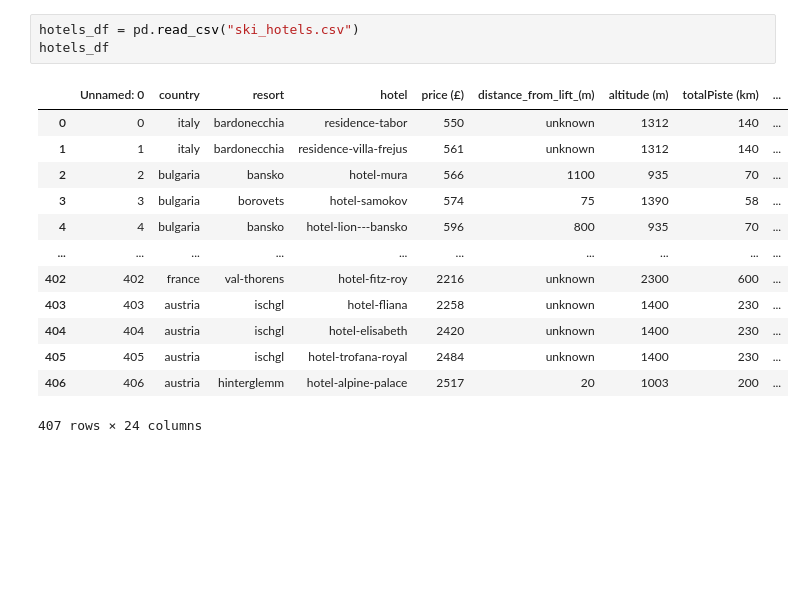
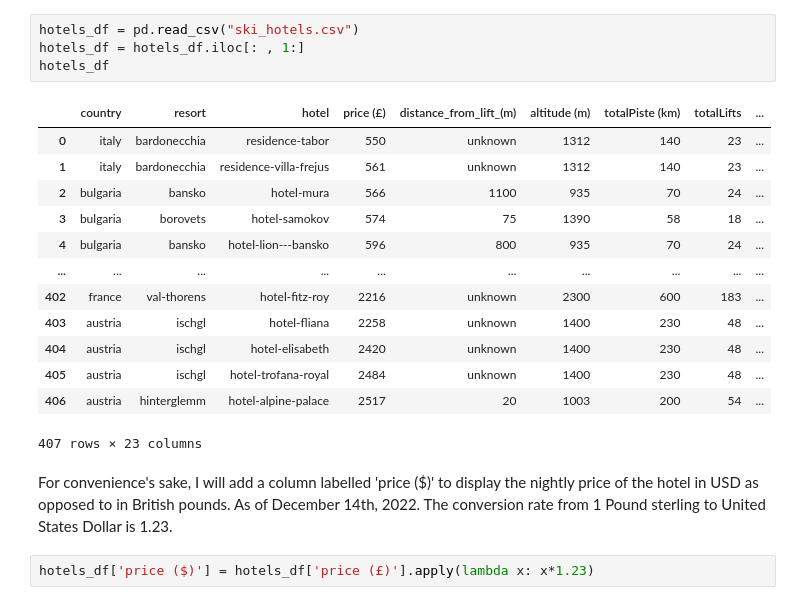
Before and after one commit to benkagan/benkagan.github.io, a Jupyter notebook: final_project.ipynb, the cells around one changed output. Saved outputs shown, nothing was run; the diff lists cells and outputs as text; blank space fills up the shorter version.

```diff
--- a/final_project.ipynb
+++ b/final_project.ipynb
@@ -9,17 +26,22 @@ import pandas as pd
 # %%
 hotels_df = pd.read_csv("ski_hotels.csv")
+hotels_df = hotels_df.iloc[: , 1:]
 hotels_df
 # %% [output]
-|  | Unnamed: 0 | country | resort | hotel | price (£) | distance_from_lift_(m) | altitude (m) | totalPiste (km) | ... |
-| 0 | 0 | italy | bardonecchia | residence-tabor | 550 | unknown | 1312 | 140 | ... |
-| 1 | 1 | italy | bardonecchia | residence-villa-frejus | 561 | unknown | 1312 | 140 | ... |
-| 2 | 2 | bulgaria | bansko | hotel-mura | 566 | 1100 | 935 | 70 | ... |
-| 3 | 3 | bulgaria | borovets | hotel-samokov | 574 | 75 | 1390 | 58 | ... |
-| 4 | 4 | bulgaria | bansko | hotel-lion---bansko | 596 | 800 | 935 | 70 | ... |
+|  | country | resort | hotel | price (£) | distance_from_lift_(m) | altitude (m) | totalPiste (km) | totalLifts | ... |
+| 0 | italy | bardonecchia | residence-tabor | 550 | unknown | 1312 | 140 | 23 | ... |
+| 1 | italy | bardonecchia | residence-villa-frejus | 561 | unknown | 1312 | 140 | 23 | ... |
+| 2 | bulgaria | bansko | hotel-mura | 566 | 1100 | 935 | 70 | 24 | ... |
+| 3 | bulgaria | borovets | hotel-samokov | 574 | 75 | 1390 | 58 | 18 | ... |
+| 4 | bulgaria | bansko | hotel-lion---bansko | 596 | 800 | 935 | 70 | 24 | ... |
 | ... | ... | ... | ... | ... | ... | ... | ... | ... | ... |
-| 402 | 402 | france | val-thorens | hotel-fitz-roy | 2216 | unknown | 2300 | 600 | ... |
-| 403 | 403 | austria | ischgl | hotel-fliana | 2258 | unknown | 1400 | 230 | ... |
-| 404 | 404 | austria | ischgl | hotel-elisabeth | 2420 | unknown | 1400 | 230 | ... |
-| 405 | 405 | austria | ischgl | hotel-trofana-royal | 2484 | unknown | 1400 | 230 | ... |
-| 406 | 406 | austria | hinterglemm | hotel-alpine-palace | 2517 | 20 | 1003 | 200 | ... |
+| 402 | france | val-thorens | hotel-fitz-roy | 2216 | unknown | 2300 | 600 | 183 | ... |
+| 403 | austria | ischgl | hotel-fliana | 2258 | unknown | 1400 | 230 | 48 | ... |
+| 404 | austria | ischgl | hotel-elisabeth | 2420 | unknown | 1400 | 230 | 48 | ... |
+| 405 | austria | ischgl | hotel-trofana-royal | 2484 | unknown | 1400 | 230 | 48 | ... |
+| 406 | austria | hinterglemm | hotel-alpine-palace | 2517 | 20 | 1003 | 200 | 54 | ... |
-407 rows × 24 columns
+407 rows × 23 columns
+# %% [markdown]
+For convenience's sake, I will add a column labelled 'price ($)' to display the nightly price of the hotel in USD as opposed to in British pounds. As of December 14th, 2022. The conversion rate from 1 Pound sterling to United States Dollar is 1.23.
+# %%
+hotels_df['price ($)'] = hotels_df['price (£)'].apply(lambda x: x*1.23)
```
Also changed, not shown: parts of 20 cells of this notebook, 2 other files.
